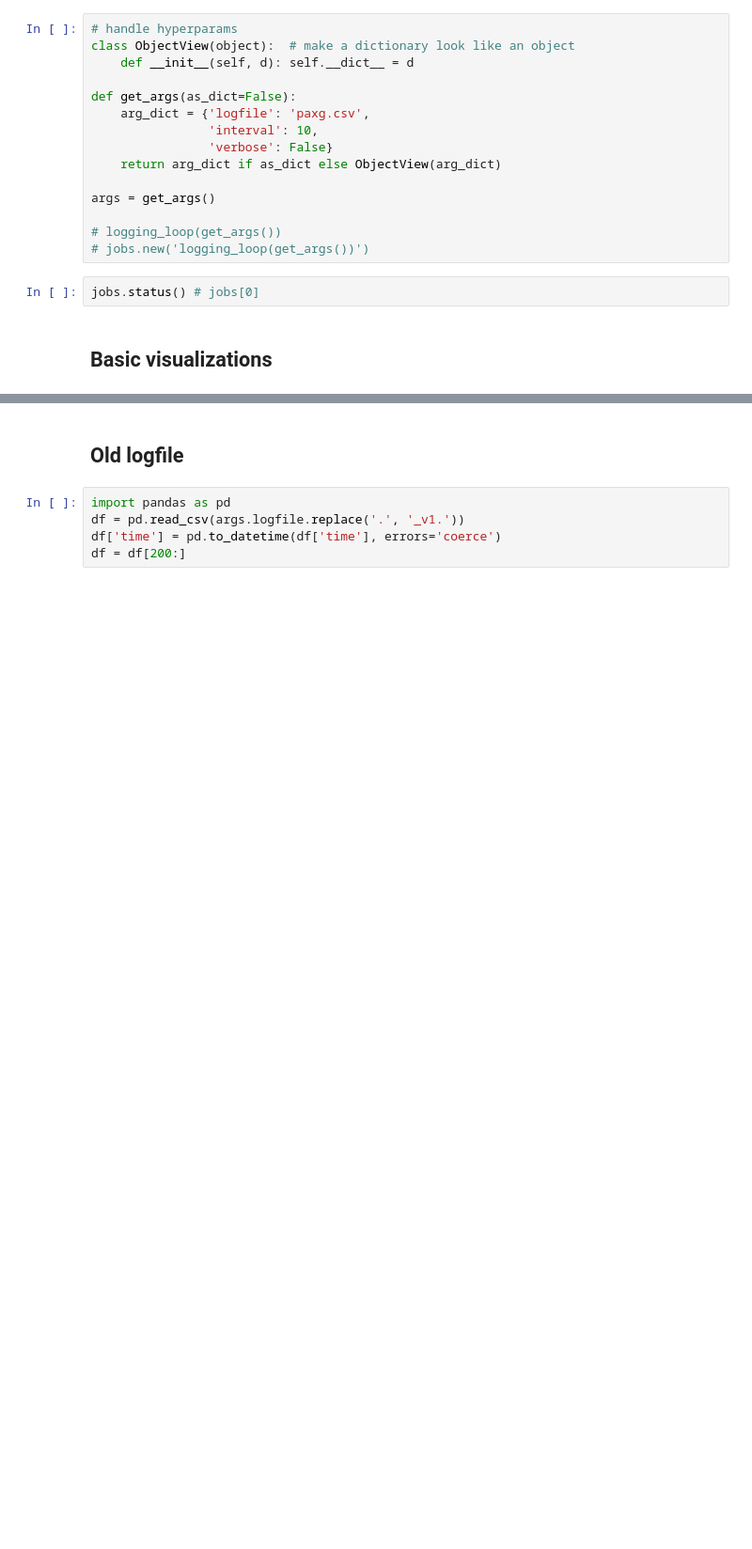
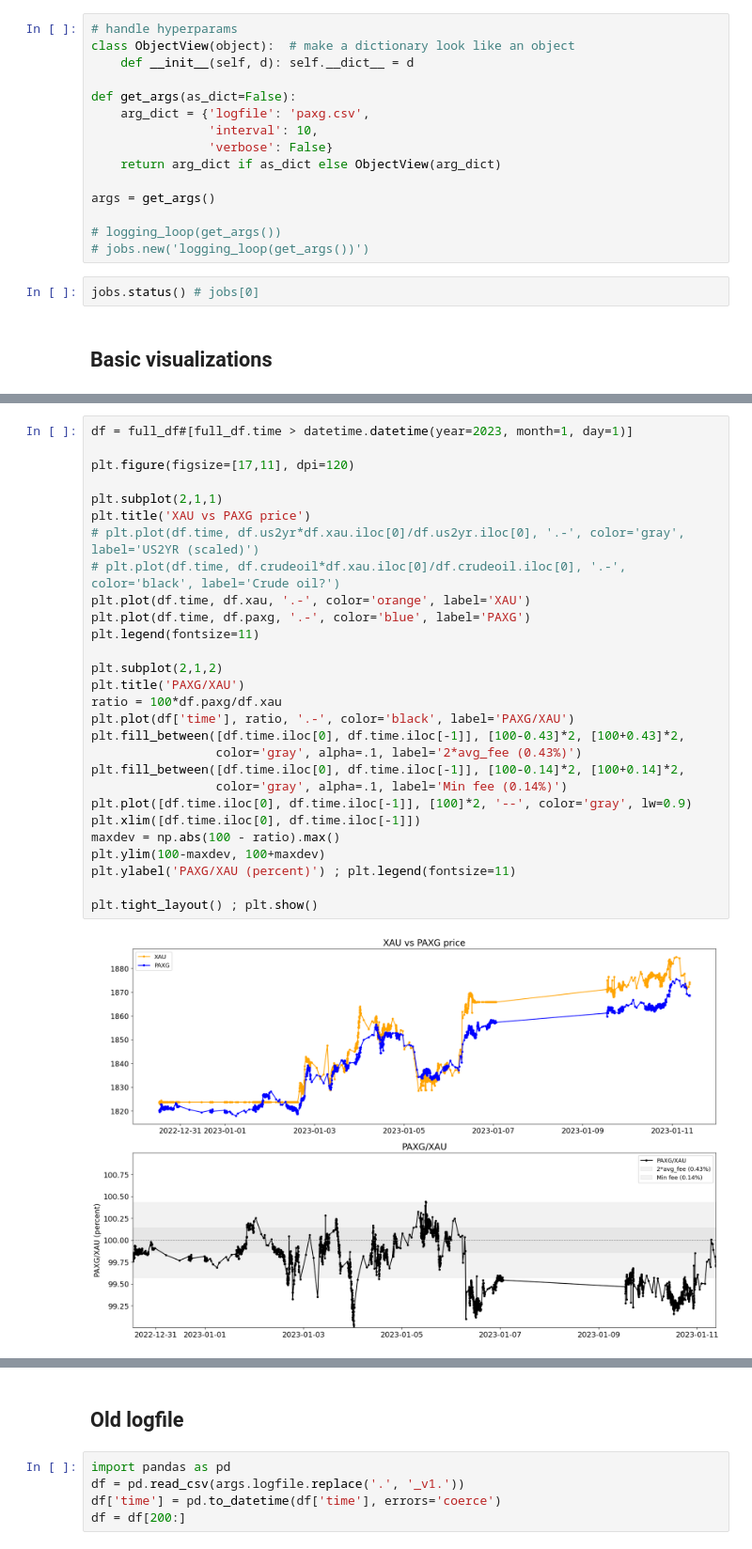
Before and after one commit to greydanus/prices, a Jupyter notebook: paxg.ipynb, the cells around one changed output, grey strips where cells are left out. Shown at 94% size. Cells and saved outputs as stored; diff of their text form; blank space fills up the shorter version.

```diff
--- a/paxg.ipynb
+++ b/paxg.ipynb
@@ -91,0 +93,30 @@ plt.tight_layout() ; plt.show()
+# %%
+df = full_df#[full_df.time > datetime.datetime(year=2023, month=1, day=1)]
+
+plt.figure(figsize=[17,11], dpi=120)
+
+plt.subplot(2,1,1)
+plt.title('XAU vs PAXG price')
+# plt.plot(df.time, df.us2yr*df.xau.iloc[0]/df.us2yr.iloc[0], '.-', color='gray', label='US2YR (scaled)')
+# plt.plot(df.time, df.crudeoil*df.xau.iloc[0]/df.crudeoil.iloc[0], '.-', color='black', label='Crude oil?')
+plt.plot(df.time, df.xau, '.-', color='orange', label='XAU')
+plt.plot(df.time, df.paxg, '.-', color='blue', label='PAXG')
+plt.legend(fontsize=11)
+
+plt.subplot(2,1,2)
+plt.title('PAXG/XAU')
+ratio = 100*df.paxg/df.xau
+plt.plot(df['time'], ratio, '.-', color='black', label='PAXG/XAU')
+plt.fill_between([df.time.iloc[0], df.time.iloc[-1]], [100-0.43]*2, [100+0.43]*2,
+                 color='gray', alpha=.1, label='2*avg_fee (0.43%)')
+plt.fill_between([df.time.iloc[0], df.time.iloc[-1]], [100-0.14]*2, [100+0.14]*2,
+                 color='gray', alpha=.1, label='Min fee (0.14%)')
+plt.plot([df.time.iloc[0], df.time.iloc[-1]], [100]*2, '--', color='gray', lw=0.9)
+plt.xlim([df.time.iloc[0], df.time.iloc[-1]])
+maxdev = np.abs(100 - ratio).max()
+plt.ylim(100-maxdev, 100+maxdev)
+plt.ylabel('PAXG/XAU (percent)') ; plt.legend(fontsize=11)
+
+plt.tight_layout() ; plt.show()
+# %% [output]
+[figure, added]
```
Also changed, not shown: parts of 3 cells of this notebook.
